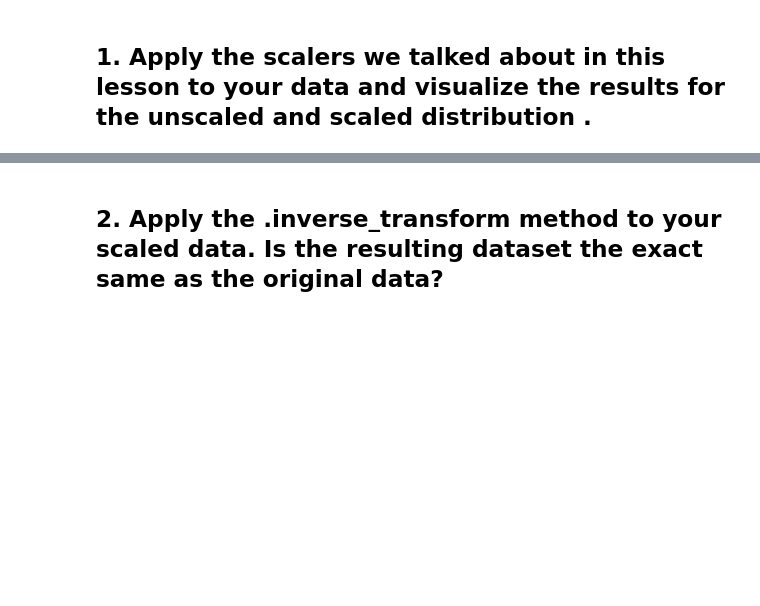
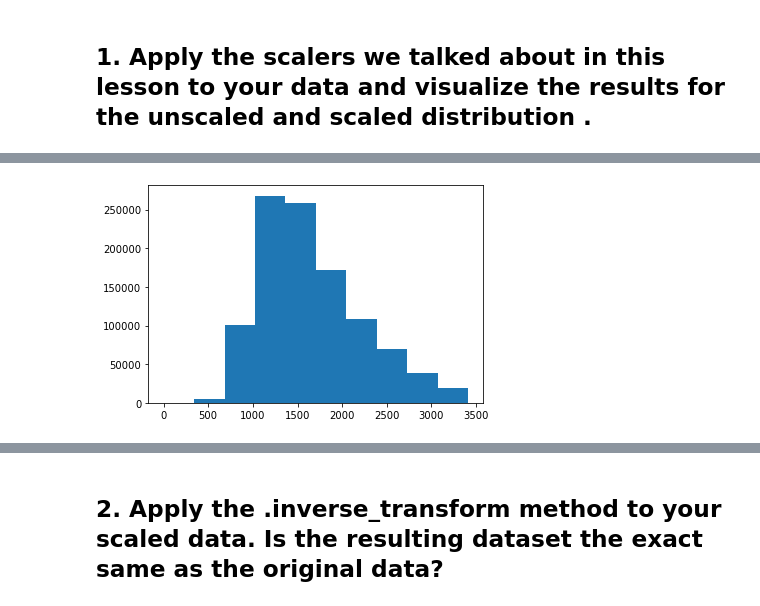
Before and after one commit to randyfrench/regression-exercises, a Jupyter notebook: scaling.ipynb, the cells around one changed output, grey strips where cells are left out. Saved outputs shown, nothing was run; the diff lists cells and outputs as text; code cells hidden in the pictures; blank space fills up the shorter version.

```diff
--- a/scaling.ipynb
+++ b/scaling.ipynb
@@ -34,0 +85,5 @@ train.describe().T
+# %%
+# plot distribution of square feet
+plt.hist(train.square_feet);
+# %% [output]
+[figure, added]
```
Also changed, not shown: parts of 28 cells of this notebook, 3 other files.
